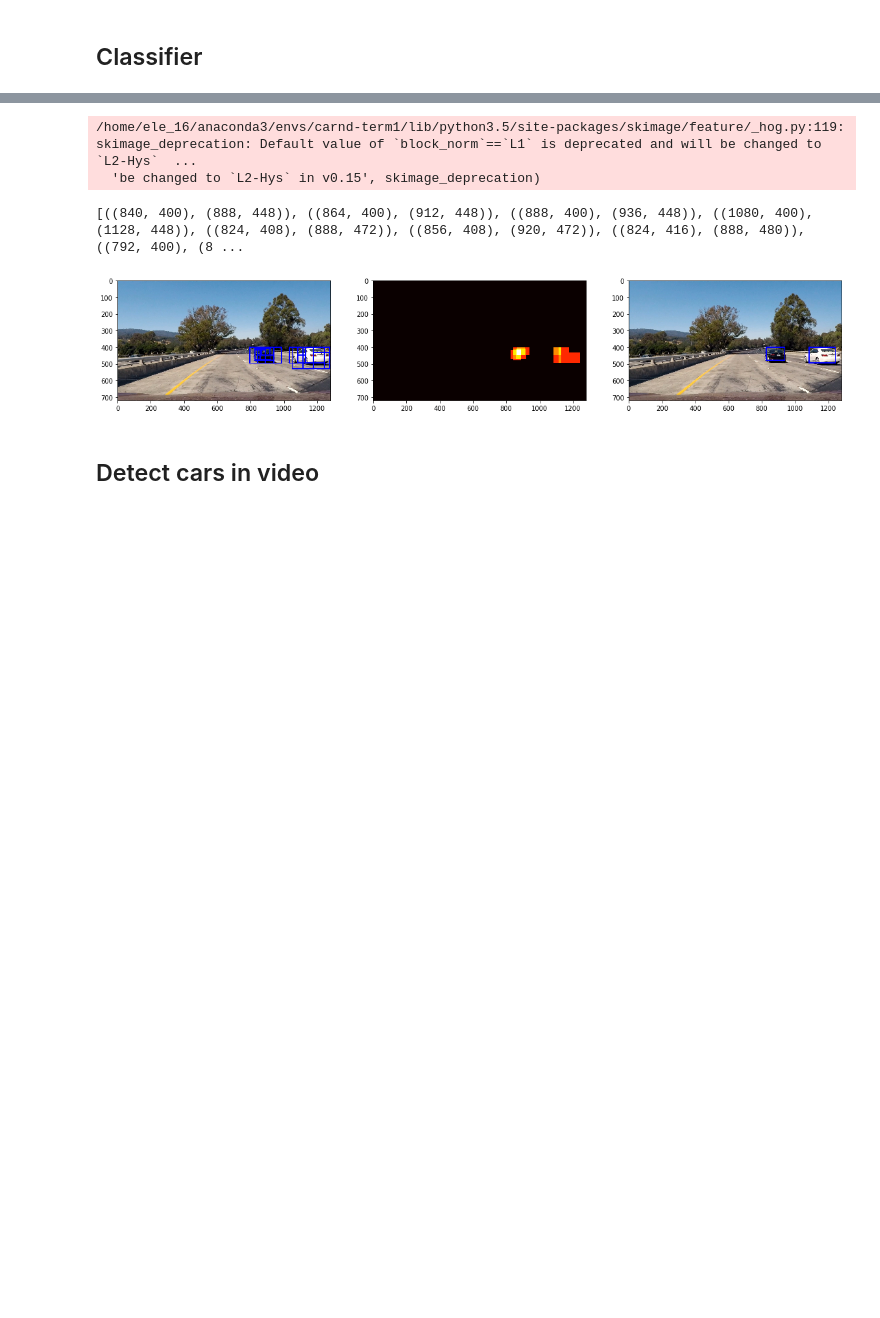
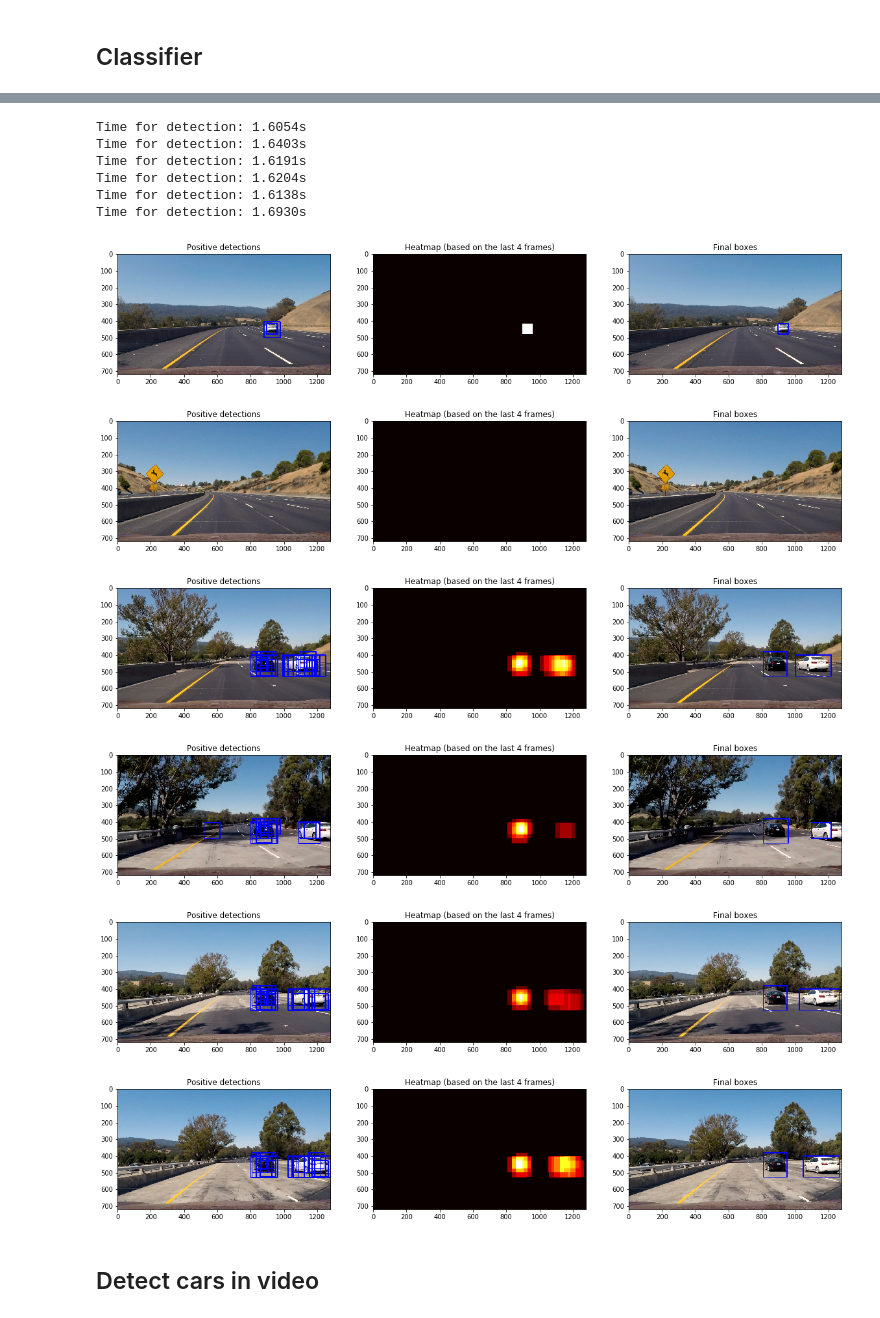
Before and after one commit to gaumarjos/T1-P5-CarND-Vehicle-Detection, a Jupyter notebook: vehicles.ipynb, the cells around one changed output, grey strips where cells are left out. Saved outputs shown, nothing was run; the diff lists cells and outputs as text; code cells hidden in the pictures; blank space fills up the shorter version.

```diff
--- a/vehicles.ipynb
+++ b/vehicles.ipynb
@@ -549,42 +599,62 @@ https://github.com/ksakmann/CarND-Vehicle-Detection
 https://github.com/parilo/carnd-vehicle-detection-and-tracking/blob/master/vehicle-detection-and-tracking-v2.ipynb
 # %%
 # Load classifier and scaler
-model = pickle.load(open("model.p", "rb"))
+# model = pickle.load(open("models/model_linearsvc_11_16.p", "rb"))
+model = pickle.load(open("models/model_linearsvc_9_8.p", "rb"))
 svc = model["model"]
 scaler = model["scaler"]
+color_space = model["color_space"]
+hog_channel = model["hog_channel"]
+hog_orient = model["hog_orient"]
+hog_pix_per_cell = model["hog_pix_per_cell"]
+hog_cell_per_block = model["hog_cell_per_block"]
+spatial_size = model["spatial_size"]
+histogram_bins = model["histogram_bins"]
 
 # Read camera image
-# test_files = glob.glob('test_images/*.jpg')
-test_files = ['test_images/test1.jpg']
+test_files = glob.glob('test_images/*.jpg')
+# test_files = ['test_images/test3.jpg']
 
 # Process files
 for file in test_files:
 
     # Load image
     image = mpimg.imread(file)
 
     # Initialize detector
     detector = VehicleDetector(classifier=svc,
                                scaler=scaler,
                                color_space=color_space,
                                hog_channel=hog_channel,
                                hog_orient=hog_orient,
                                hog_pix_per_cell=hog_pix_per_cell,
                                hog_cell_per_block=hog_cell_per_block,
                                spatial_size=spatial_size,
-                               histogram_bins=histogram_bins)
+                               histogram_bins=histogram_bins,
+                               show_intermediate_results=True)
 
     # Run search
+    t0 = time.time()
     labelled_img = detector.search_in_image(image)
+    t_detection = time.time() - t0
+    print("Time for detection: {:6.4f}s".format(t_detection))
 
     # Show result
     if 0:
         f, ax = plt.subplots(1,1, figsize=(20,10))
         ax.imshow(labelled_img)
 # %% [output]
-/home/ele_16/anaconda3/envs/carnd-term1/lib/python3.5/site-packages/skimage/feature/_hog.py:119: skimage_deprecation: Default value of `block_norm`==`L1` is deprecated and will be changed to `L2-Hys`  ...
-  'be changed to `L2-Hys` in v0.15', skimage_deprecation)
+Time for detection: 1.6054s
+Time for detection: 1.6403s
+Time for detection: 1.6191s
+Time for detection: 1.6204s
+Time for detection: 1.6138s
+Time for detection: 1.6930s
-[((840, 400), (888, 448)), ((864, 400), (912, 448)), ((888, 400), (936, 448)), ((1080, 400), (1128, 448)), ((824, 408), (888, 472)), ((856, 408), (920, 472)), ((824, 416), (888, 480)), ((792, 400), (8 ...
-[figure, old version]
+[figure, new version]
+[figure, added]
+[figure, added]
+[figure, added]
+[figure, added]
+[figure, added]
 # %% [markdown]
 ## Detect cars in video
```
Also changed, not shown: parts of 8 cells of this notebook, 5 other files.
